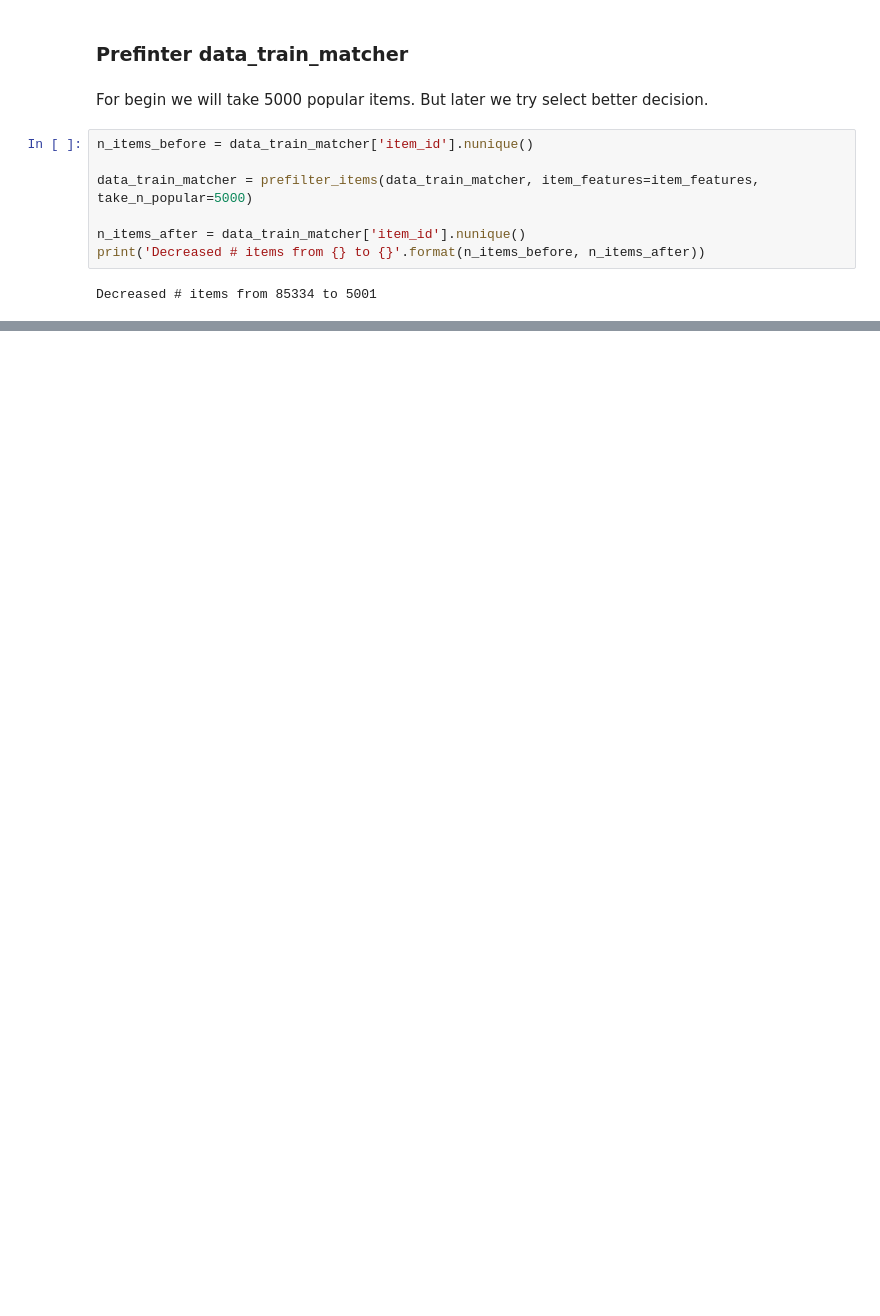
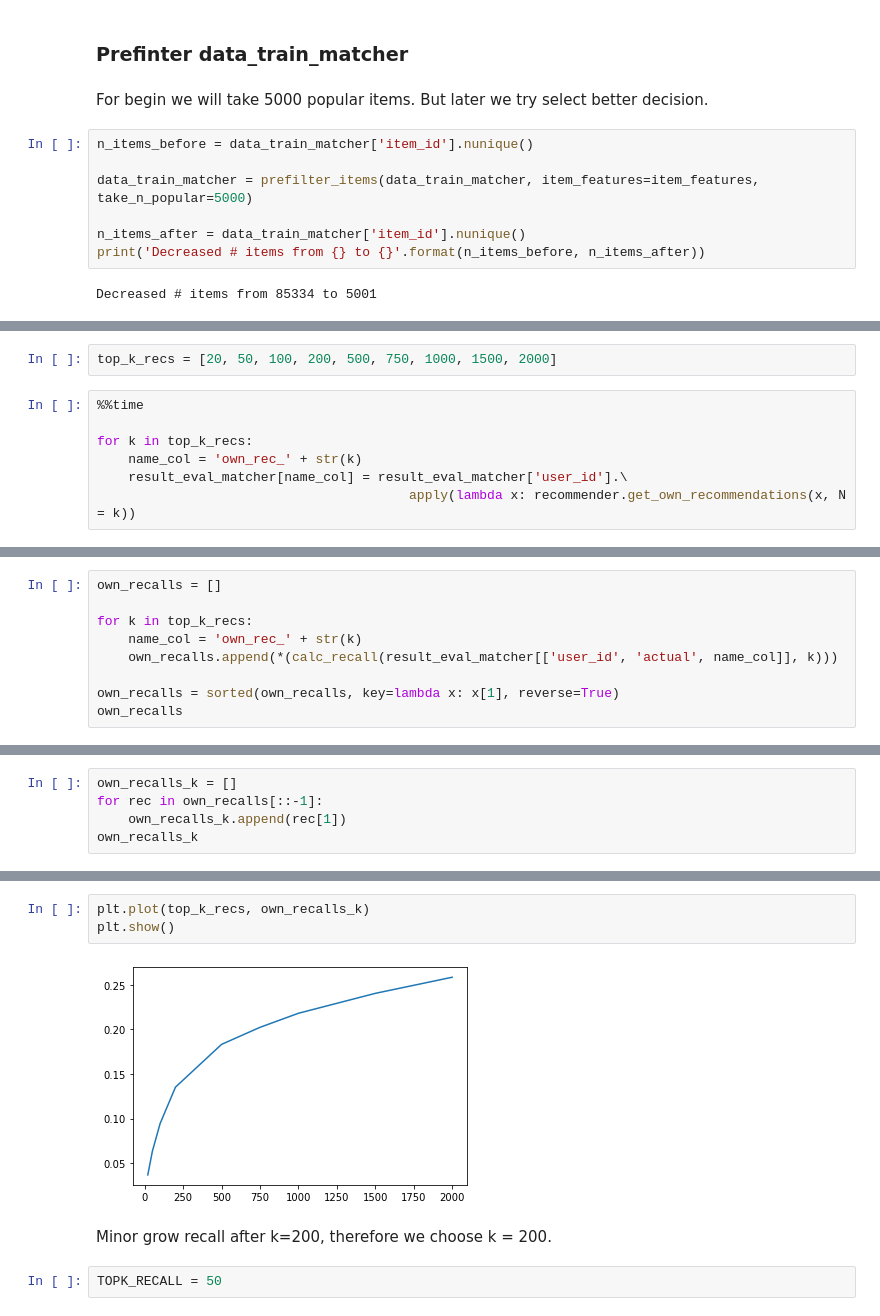
Before and after one commit to hildar/RecSys-Retail, a Jupyter notebook: train.ipynb, the cells around one changed output, grey strips where cells are left out. Drawn from its saved outputs; the diff is of its cells as text; blank space fills up the shorter version.

Commit message:
Initialize and choose better recall

```diff
--- a/train.ipynb
+++ b/train.ipynb
@@ -223,0 +318,9 @@ Decreased # items from 85334 to 5001
+# %%
+top_k_recs = [20, 50, 100, 200, 500, 750, 1000, 1500, 2000]
+# %%
+%%time
+
+for k in top_k_recs:
+    name_col = 'own_rec_' + str(k)
+    result_eval_matcher[name_col] = result_eval_matcher['user_id'].\
+                                        apply(lambda x: recommender.get_own_recommendations(x, N = k))
@@ -223,0 +338,9 @@ Decreased # items from 85334 to 5001
+# %%
+own_recalls = []
+
+for k in top_k_recs:
+    name_col = 'own_rec_' + str(k)
+    own_recalls.append(*(calc_recall(result_eval_matcher[['user_id', 'actual', name_col]], k)))
+
+own_recalls = sorted(own_recalls, key=lambda x: x[1], reverse=True)
+own_recalls
@@ -223,0 +359,5 @@ Decreased # items from 85334 to 5001
+# %%
+own_recalls_k = []
+for rec in own_recalls[::-1]:
+    own_recalls_k.append(rec[1])
+own_recalls_k
@@ -223,0 +374,9 @@ Decreased # items from 85334 to 5001
+# %%
+plt.plot(top_k_recs, own_recalls_k)
+plt.show()
+# %% [output]
+[figure, added]
+# %% [markdown]
+ Minor grow recall after k=200, therefore we choose k = 200.
+# %%
+TOPK_RECALL = 50
```
Also changed, not shown: parts of 26 cells of this notebook.
